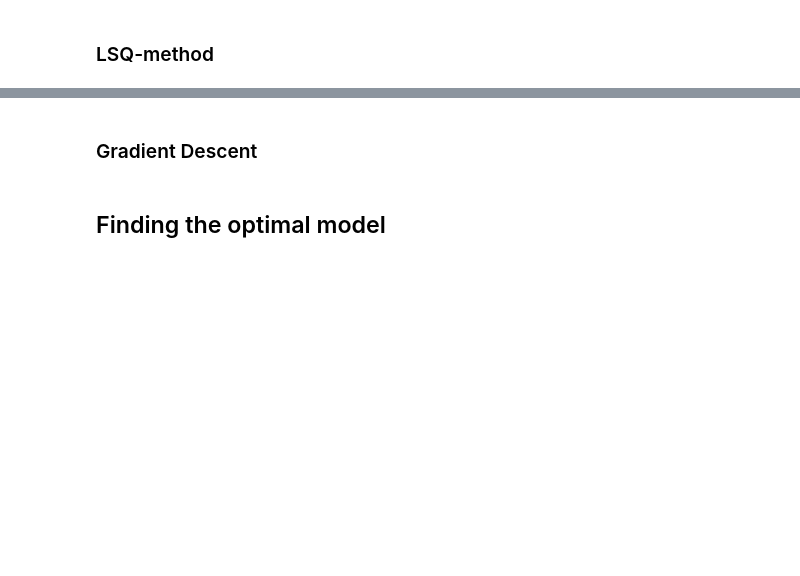
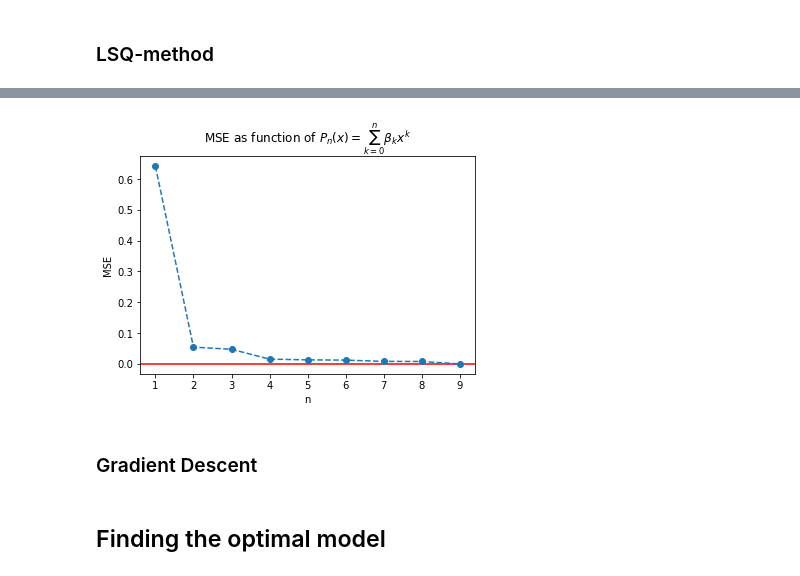
Before and after one commit to wcardoen/ml, a Jupyter notebook: LinearRegression.ipynb, the cells around one changed output, grey strips where cells are left out. Drawn from its saved outputs; the diff is of its cells as text; code cells hidden in the pictures; blank space fills up the shorter version.

```diff
--- a/LinearRegression.ipynb
+++ b/LinearRegression.ipynb
@@ -171,3 +152,12 @@ plt.show()
+# %%
+plt.axhline(y=0.0, color='r',linestyle='-')
+plt.title('MSE as function of ' + r'$P_n(x)=\sum_{k=0}^n \beta_k x^k$')
+plt.xlabel('n')
+plt.ylabel('MSE')
+plt.plot(np.array(lstIorder), np.array(lstRSS)/x.shape[0],'o--')
+plt.show()
+# %% [output]
+[figure, added]
 # %% [markdown]
 ### Gradient Descent
 # %% [markdown]
```
Also changed, not shown: parts of 6 cells of this notebook.
